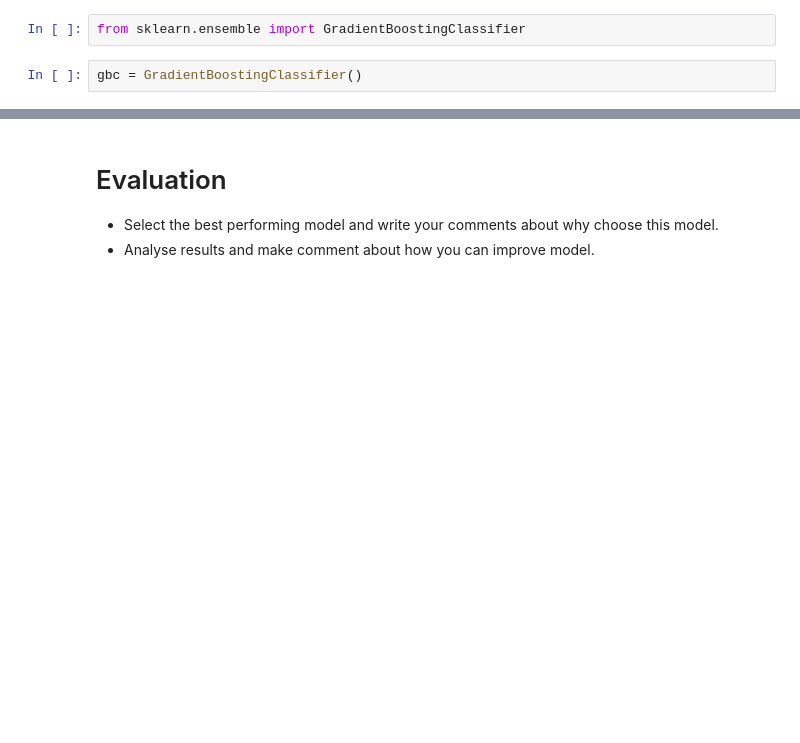
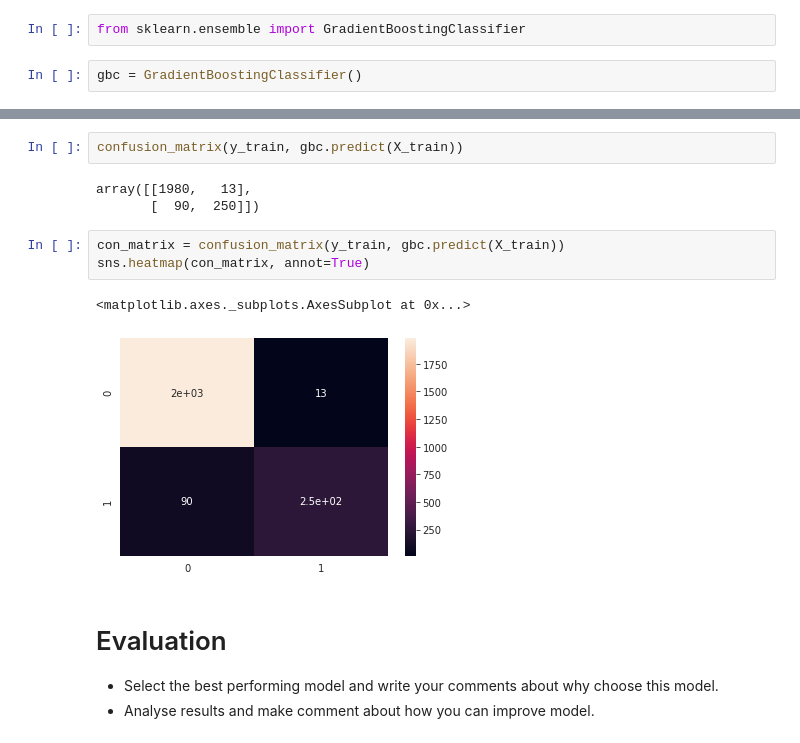
Before and after one commit to busgandy/Global-AI-Hub, a Jupyter notebook: Lesson 5 (13-11-20)/Project/09-11-2020 ML Course Nigeria Project 'name'.ipynb, the cells around one changed output, grey strips where cells are left out. Drawn from its saved outputs; the diff is of its cells as text; blank space fills up the shorter version.

```diff
--- a/Lesson 5 (13-11-20)/Project/09-11-2020 ML Course Nigeria Project 'name'.ipynb
+++ b/Lesson 5 (13-11-20)/Project/09-11-2020 ML Course Nigeria Project 'name'.ipynb
@@ -423,3 +447,14 @@ model_testing(gbc)
+# %%
+confusion_matrix(y_train, gbc.predict(X_train))
+# %% [output]
+array([[1980,   13],
+       [  90,  250]])
+# %%
+con_matrix = confusion_matrix(y_train, gbc.predict(X_train))
+sns.heatmap(con_matrix, annot=True)
+# %% [output]
+<matplotlib.axes._subplots.AxesSubplot at 0x...>
+[figure, added]
 # %% [markdown]
 # Evaluation
 
```
Also changed, not shown: parts of 2 cells of this notebook.
